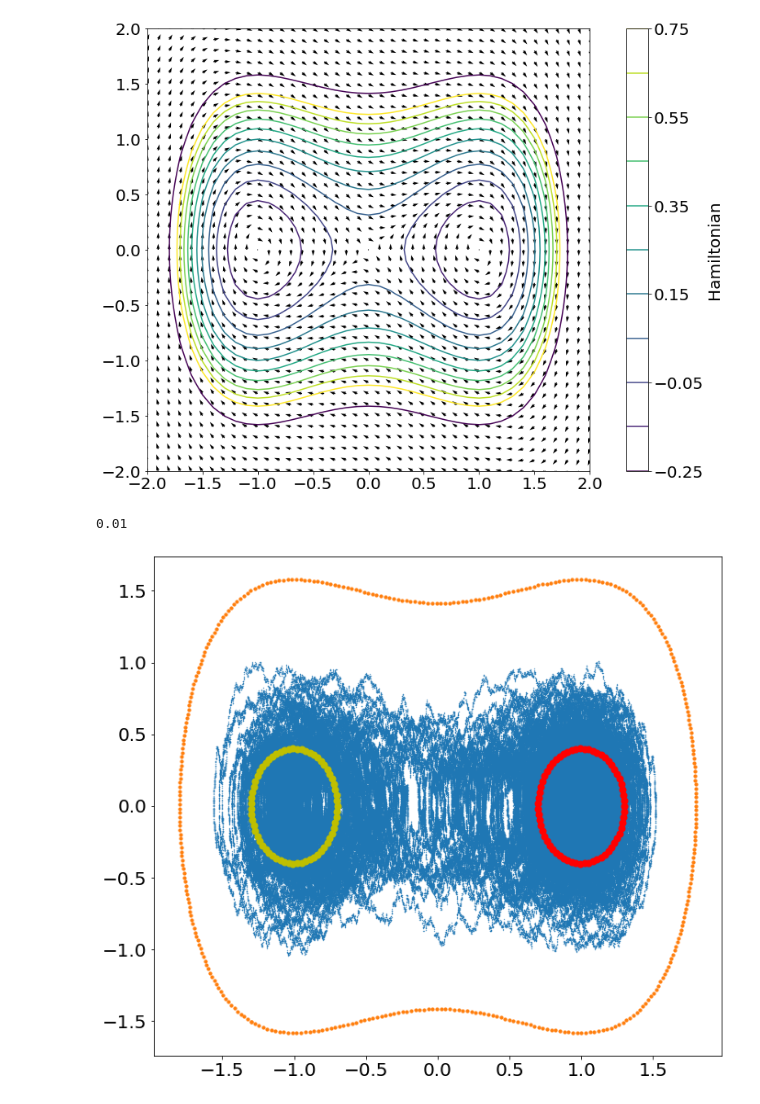
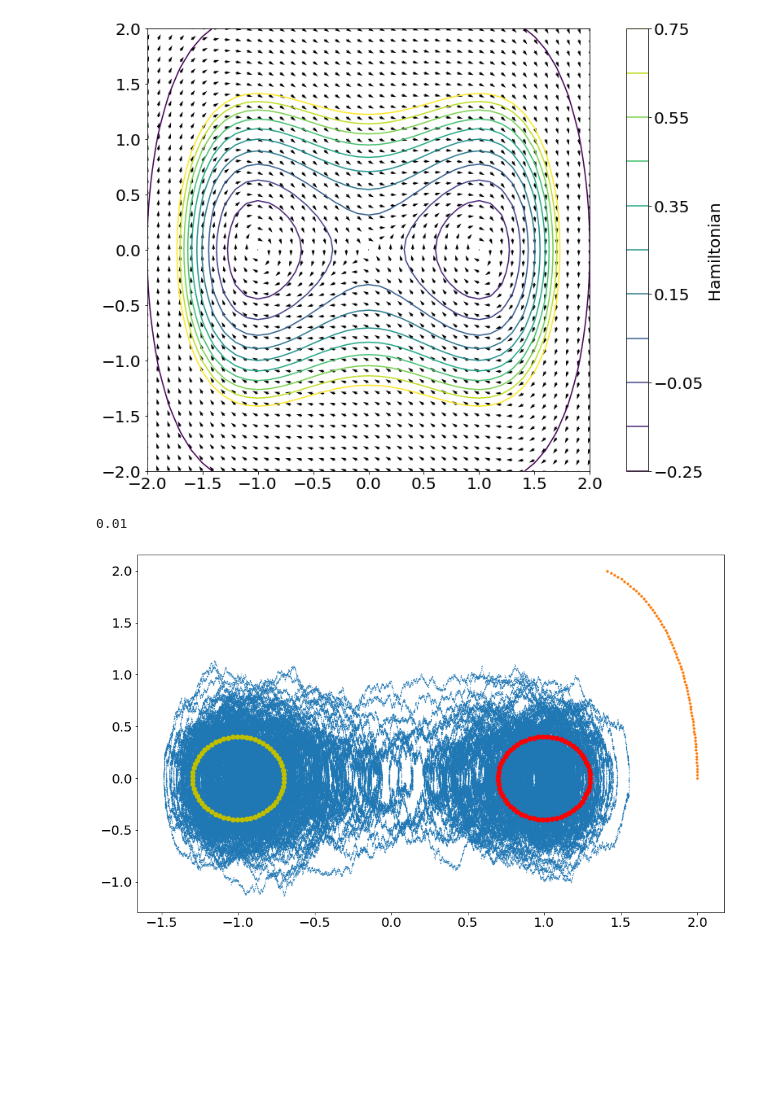
Before and after one commit to margotyjx/Optimal_control, a Jupyter notebook: Duffing/Duffing_committor_ellipse.ipynb, the cells around one changed output. Drawn from its saved outputs; the diff is of its cells as text; code cells hidden in the pictures; blank space fills up the shorter version.

```diff
--- a/Duffing/Duffing_committor_ellipse.ipynb
+++ b/Duffing/Duffing_committor_ellipse.ipynb
@@ -52,15 +52,15 @@ ra = 0.3 # radius of set A
 rb = 0.3 # radius of set B
 rax,rbx = 0.3,0.3
 ray,rby = 0.4,0.4
-beta = 10.0 # beta = 1/(k_B T), T = temperature, k_B = Boltzmann's constant
-Hbdry = 1 # the computational domain is bounded by H(x,y)  = Hbdry
+beta =10.0 # beta = 1/(k_B T), T = temperature, k_B = Boltzmann's constant
+Hbdry = 2.0 # the computational domain is bounded by H(x,y)  = Hbdry
 
 
 # if generate_mesh = True, mesh is generated and saves as csv files
 # if generate_mesh = False, mesh is downloaded from those csv files
-generate_mesh = False
-compute_committor = False
-compute_backward_committor = False
+generate_mesh = True
+compute_committor = True
+compute_backward_committor = True
 
 # h0 is the desired scalind parameter for the mesh
 h0 = 0.03
@@ -106,7 +106,7 @@ bplot = plt.contour(x_grid,y_grid,Hgrid,[Hbdry])
 axes=plt.gca()
 axes.set_aspect(1)
 # %% [output]
-[figure, old version]
+[figure, new version]
 # %%
 # generate a trajectory
 Ntraj = 1000000
@@ -145,13 +145,13 @@ Nfix = Na+Nb+Nouter
 # %%
 plt.figure(figsize=(16, 10))
 plt.scatter(px,py,s=0.1)
 plt.scatter(ptsA[:,0],ptsA[:,1],linewidth = 2,c = 'y')
 plt.scatter(ptsB[:,0],ptsB[:,1],linewidth = 2,c = 'r')
 plt.scatter(pts_outer[:,0],pts_outer[:,1],s=10)
-axes=plt.gca()
+# axes=plt.gca()
 axes.set_aspect(1)
 # %% [output]
-[figure, old version]
+[figure, new version]
 # %%
 from scipy.integrate import solve_ivp
 def fun_min2saddle(t,y):
```
Also changed, not shown: parts of 10 cells of this notebook, 30 other files.
